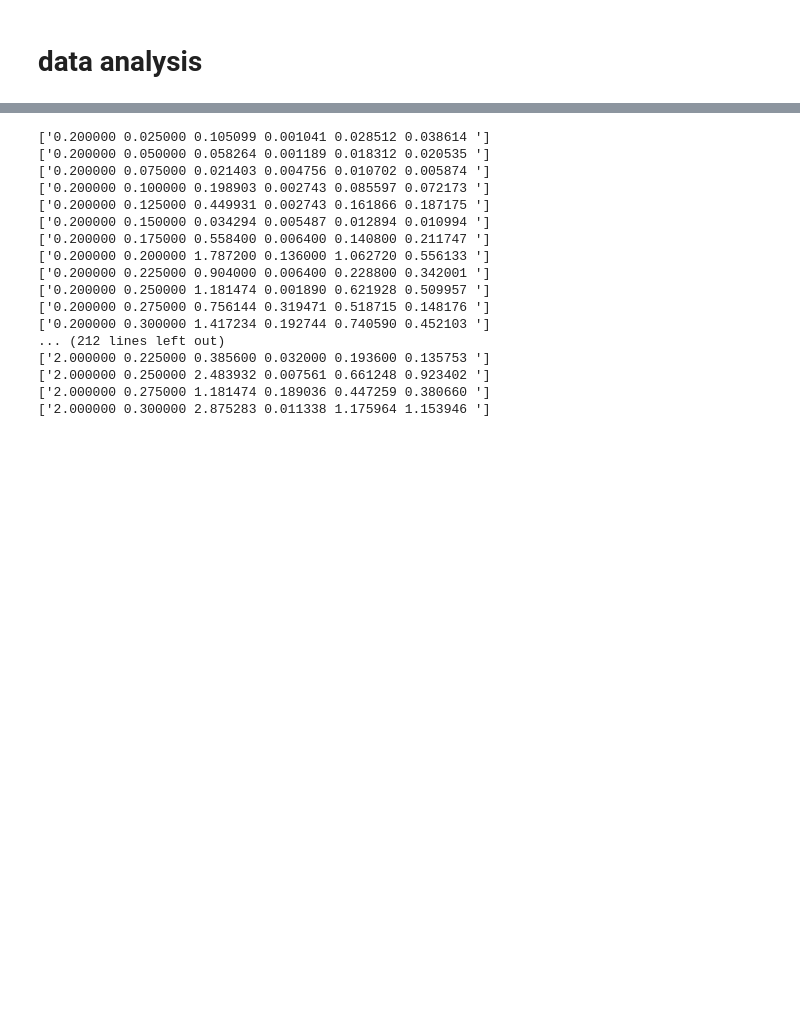
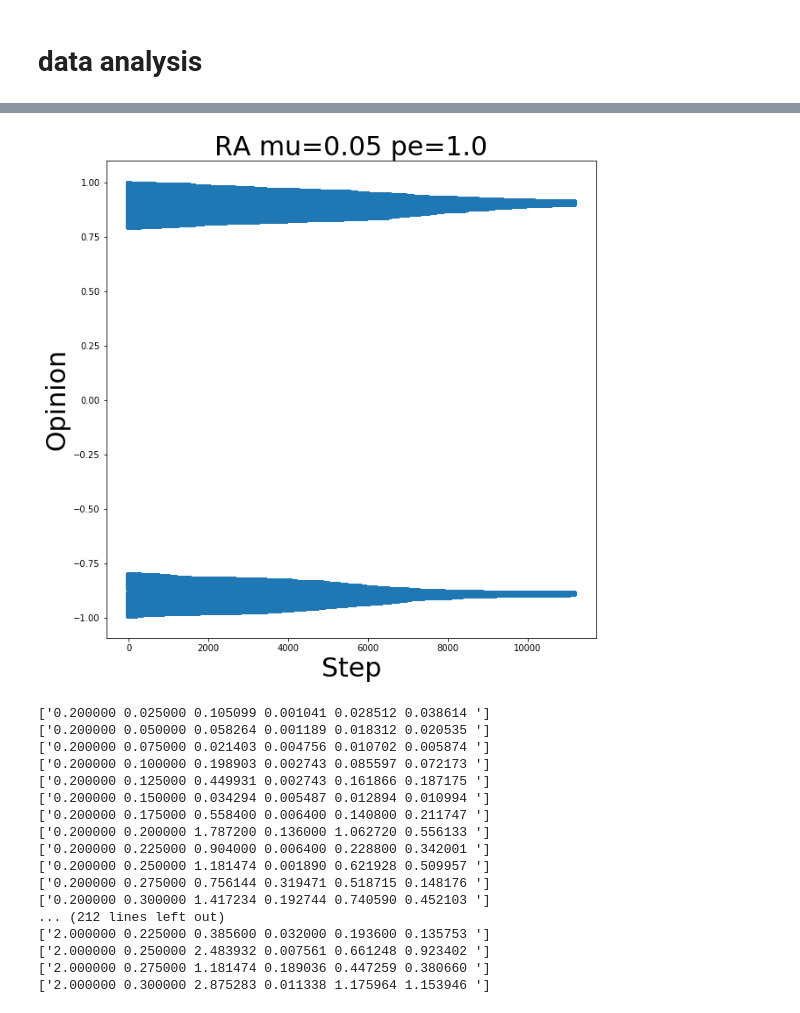
Before and after one commit to ken-neth/opinion_dynamics_BSE, a Jupyter notebook: data analysis.ipynb, the cells around one changed output, grey strips where cells are left out. Drawn from its saved outputs; the diff is of its cells as text; code cells hidden in the pictures; blank space fills up the shorter version.

```diff
--- a/data analysis.ipynb
+++ b/data analysis.ipynb
@@ -49,32 +56,38 @@ show()
 # %%
 step = []
 step_n = 0
 opinions = []
+cs = []
 
 model_name = 'RA'
 
 with open(model_name+'opinions.csv') as csv_file:
     readCSV = csv.reader(csv_file, delimiter=',')
     for row in readCSV:
         for opinion in row[4:]:
             if opinion != ' ':
-                opinions.append(float(opinion)*100)
+                opinions.append(float(opinion))
                 step.append(step_n)
         step_n += 1
 
-sub_op = []
-sub_step = []
-for i in range(len(opinions)):
-    if step[i] == 0:
-        sub_op.append(opinions[i]*100)
-        sub_step.append(0)
+# sub_op = []
+# sub_step = []
+# for i in range(len(opinions)):
+#     if step[i] == 0:
+#         sub_op.append(opinions[i]*100)
+#         sub_step.append(0)
+
+# cmap = matplotlib.colors.ListedColormap(["red","orange","gold","gold", "gold","gold", "orange","red"])
 
 figure(3, figsize=(10,10))
-xlabel('Step')
-ylabel('Opinion')
-title(model_name +" mu = 0.2")
-p3 = scatter(step, opinions, marker='x')
+xlabel('Step', fontsize=30)
+ylabel('Opinion', fontsize=30)
+title(model_name +" mu=0.05 pe=1.0", fontsize=30)
+# p3 = scatter(step, opinions, c=opinions, cmap=cmap)
+p3 = scatter(step, opinions)
 show()
+# %% [output]
+[figure, added]
 # %%
 with open('ymetric.csv') as csv_file:
     readCSV = csv.reader(csv_file, delimiter=',')
```
Also changed, not shown: parts of 4 cells of this notebook, 18 other files.
